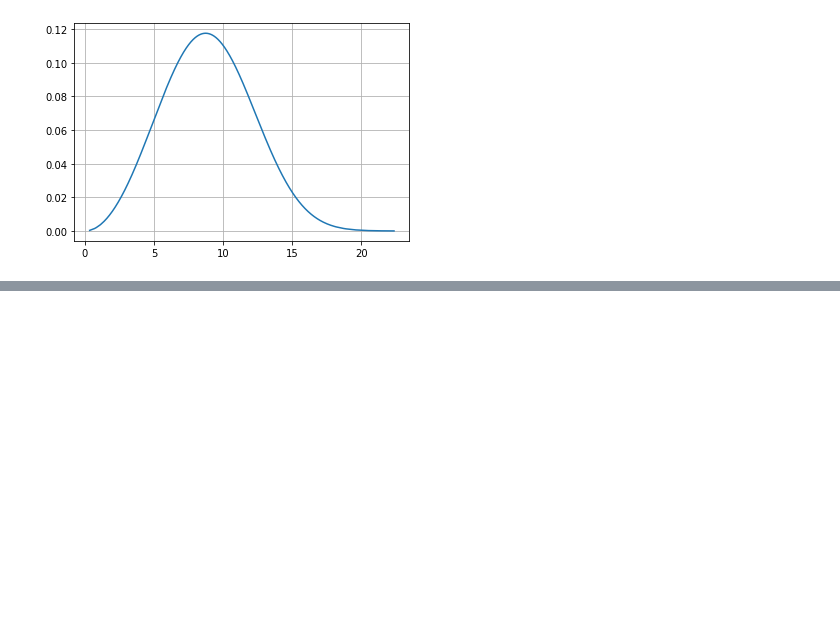
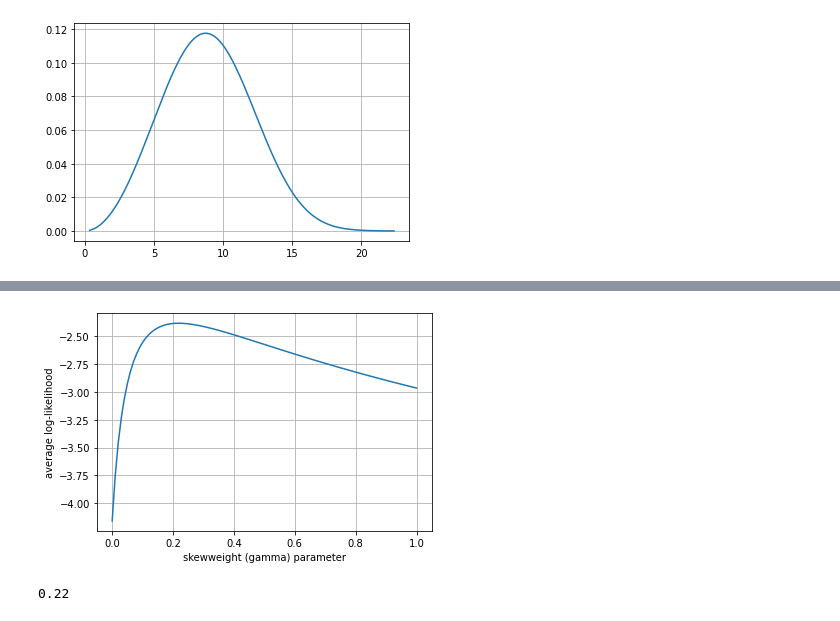
Before and after one commit to gmgeorg/torchlambertw, a Jupyter notebook: notebooks/demo-lambertw-f-distributions.ipynb, the cells around one changed output, grey strips where cells are left out. Cells and saved outputs as stored; diff of their text form; code cells hidden in the pictures; blank space fills up the shorter version.

```diff
--- a/notebooks/demo-lambertw-f-distributions.ipynb
+++ b/notebooks/demo-lambertw-f-distributions.ipynb
@@ -186,0 +205,20 @@ plt.legend(["Weibull", "Lambert W x Weibull"])
+# %%
+loglik = {}
+for g in np.linspace(0., 1., num=101):
+    # Use the built-in SkewLambertWWeibull distribution.
+    skew_lw_weib = torchlambertw.distributions.SkewLambertWWeibull(
+        **weibull_args,
+        use_mean_variance=True,
+        skewweight=g)
+    loglik[g] = float(skew_lw_weib.log_prob(torch.tensor(xx)).mean().numpy())
+# %%
+pd.Series(loglik).plot()
+plt.ylabel("average log-likelihood")
+plt.xlabel("skewweight (gamma) parameter")
+plt.grid()
+# %% [output]
+[figure, added]
+# %%
+pd.Series(loglik).idxmax()
+# %% [output]
+0.22
```
Also changed, not shown: parts of 12 cells of this notebook, 16 other files.
